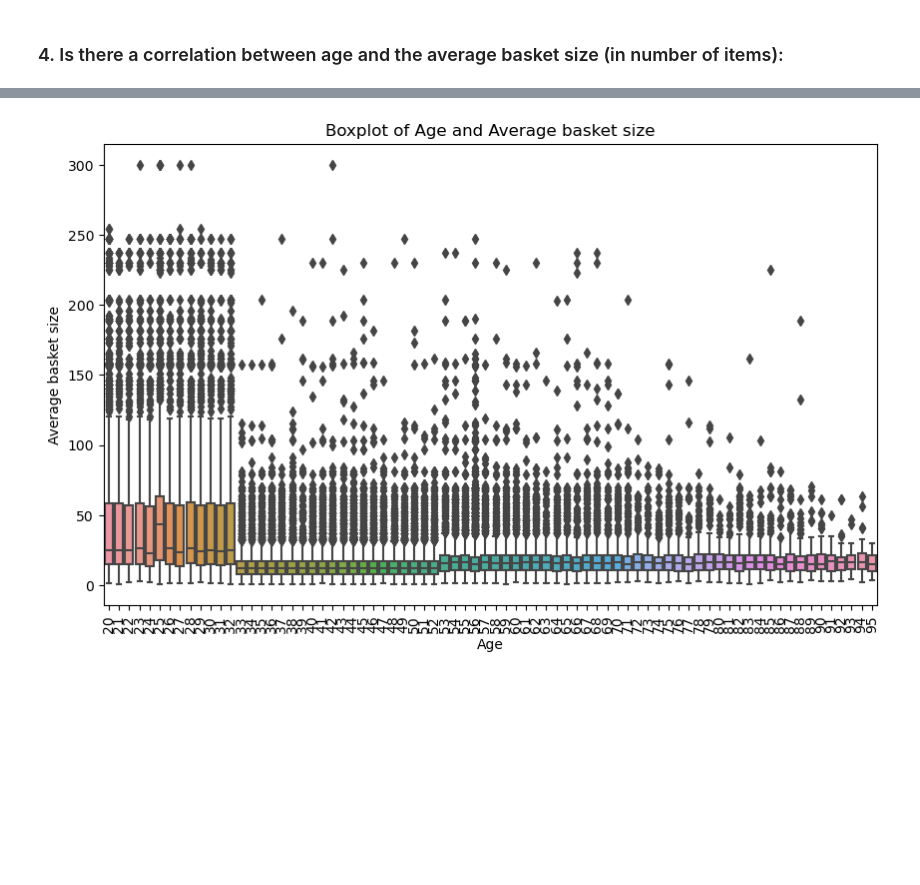
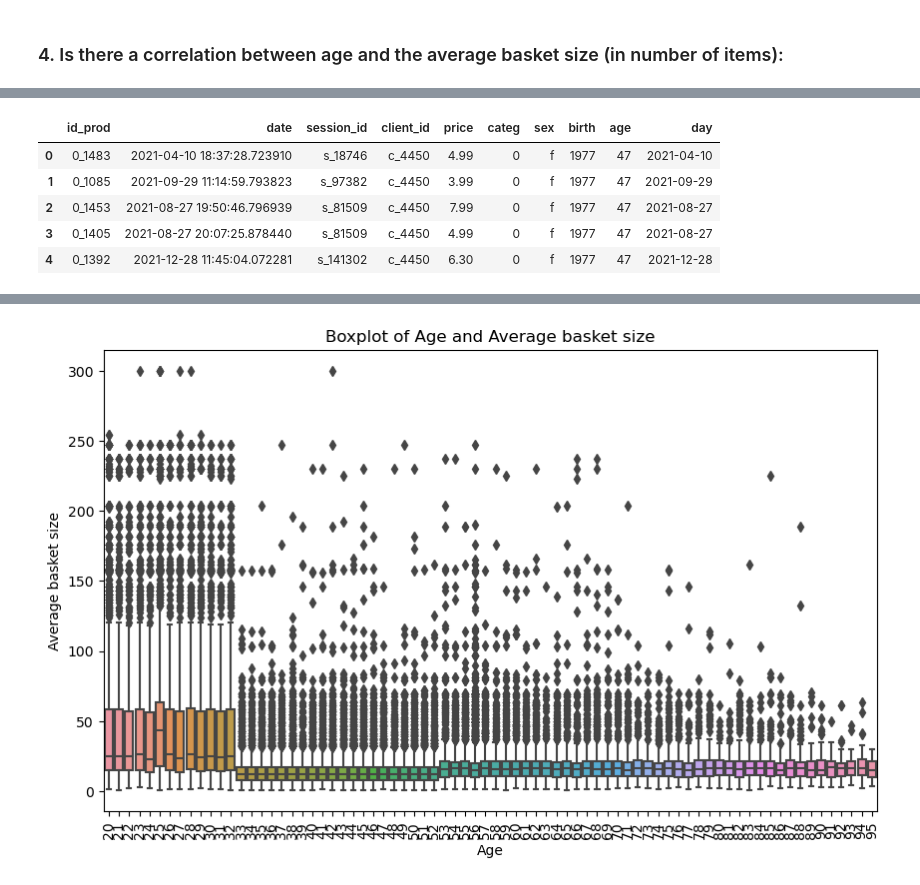
Before and after one commit to lakelure2020/OpenClassroom, a Jupyter notebook: Exploratory_Data_Analysis_with_Python.ipynb, the cells around one changed output, grey strips where cells are left out. Drawn from its saved outputs; the diff is of its cells as text; code cells hidden in the pictures; blank space fills up the shorter version.

```diff
--- a/Exploratory_Data_Analysis_with_Python.ipynb
+++ b/Exploratory_Data_Analysis_with_Python.ipynb
@@ -841,5 +788,5 @@ df['age'] = current_year - df['birth']
 df['date'] = pd.to_datetime(df['date'])
 # Cluster dates into days
 df['day'] = df['date'].dt.to_period('D')
-print(df)
+df.head()
 # %% [output]
@@ -863,3 +793,9 @@ print(df)
+|  | id_prod | date | session_id | client_id | price | categ | sex | birth | age | day |
+| 0 | 0_1483 | 2021-04-10 18:37:28.723910 | s_18746 | c_4450 | 4.99 | 0 | f | 1977 | 47 | 2021-04-10 |
+| 1 | 0_1085 | 2021-09-29 11:14:59.793823 | s_97382 | c_4450 | 3.99 | 0 | f | 1977 | 47 | 2021-09-29 |
+| 2 | 0_1453 | 2021-08-27 19:50:46.796939 | s_81509 | c_4450 | 7.99 | 0 | f | 1977 | 47 | 2021-08-27 |
+| 3 | 0_1405 | 2021-08-27 20:07:25.878440 | s_81509 | c_4450 | 4.99 | 0 | f | 1977 | 47 | 2021-08-27 |
+| 4 | 0_1392 | 2021-12-28 11:45:04.072281 | s_141302 | c_4450 | 6.30 | 0 | f | 1977 | 47 | 2021-12-28 |
 # %%
 # Group by month and aggregate values by basket size
 basket_size = df.groupby(['day','age','sex','client_id','session_id']).agg({'price': 'count'}).reset_index()
```
Also changed, not shown: parts of 43 cells of this notebook.
